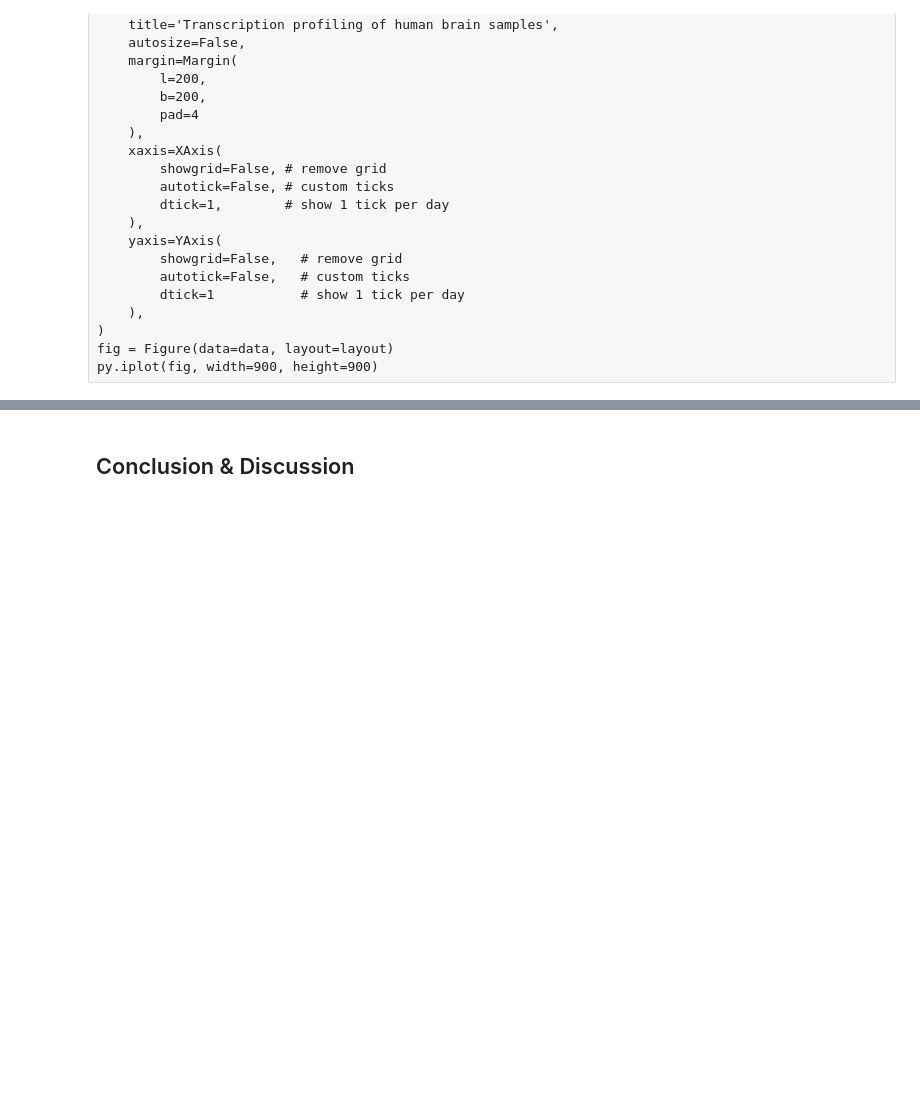
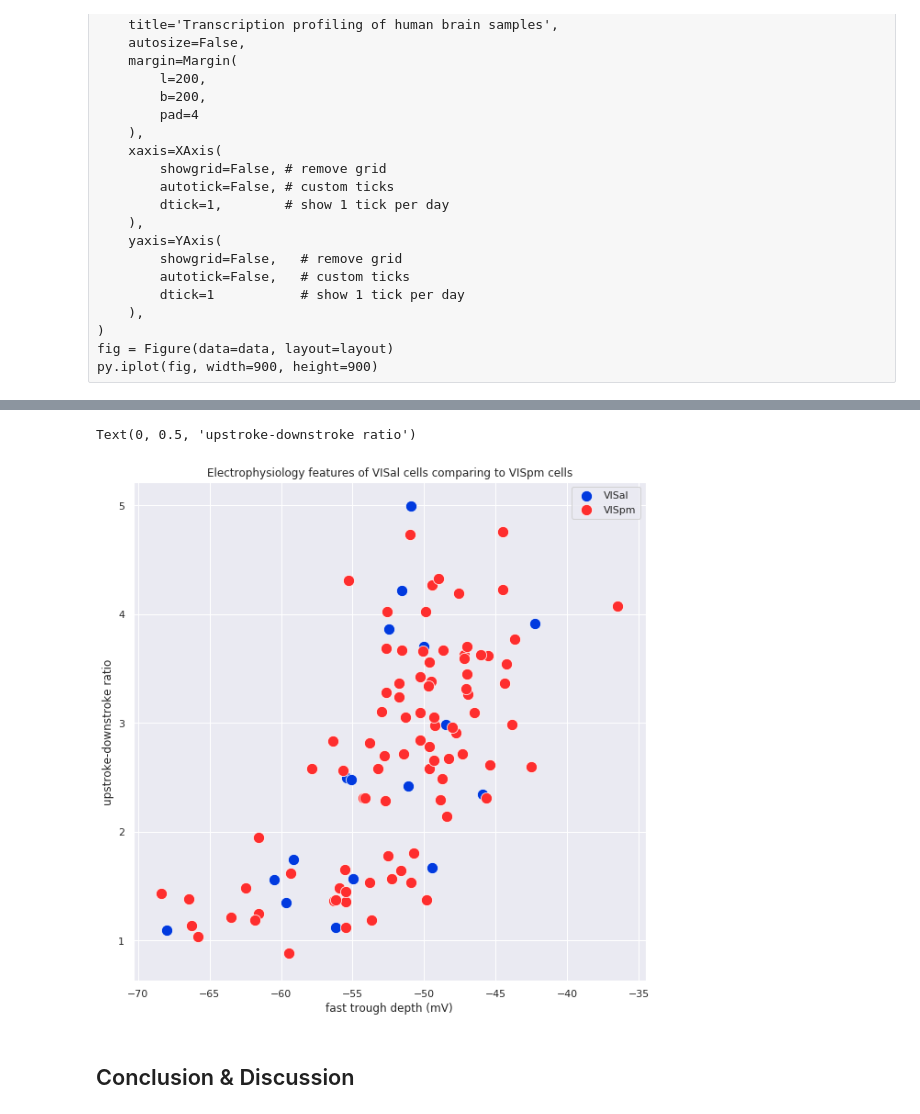
Before and after one commit to tthd0214/CellTypeProject, a Jupyter notebook: CellTypesProject_group8.ipynb, the cells around one changed output, grey strips where cells are left out. Saved outputs shown, nothing was run; the diff lists cells and outputs as text; code cells hidden in the pictures; blank space fills up the shorter version.

```diff
--- a/CellTypesProject_group8.ipynb
+++ b/CellTypesProject_group8.ipynb
@@ -125,6 +140,9 @@ vispm_ephys_vrest['Brain Region'] = vispm_column
 
 vrest = pd.concat([visal_ephys_vrest, vispm_ephys_vrest])
 vrest
+
+al_depth_vs_updownstroke = visal_ephys_data[['fast_trough_v_long_square', 'upstroke_downstroke_ratio_long_square']]
+pm_depth_vs_updownstroke = vispm_ephys_data[['fast_trough_v_long_square', 'upstroke_downstroke_ratio_long_square']]
 # %% [output]
 A value is trying to be set on a copy of a slice from a DataFrame.
 Try using .loc[row_indexer,col_indexer] = value instead
@@ -382,3 +388,30 @@ array(['VISal', 'VISal', 'VISal', 'VISal', 'VISal'], dtype='<U5')
+# %%
+# plotting Scatterplot that compares upstroke downstroke ratio with fast trough depth
+fig, ax = plt.subplots(ncols = 1,figsize=(10,10))
+
+ax3 = sns.scatterplot(x = al_depth_vs_updownstroke['fast_trough_v_long_square'],
+            y = al_depth_vs_updownstroke['upstroke_downstroke_ratio_long_square'],
+                data = al_depth_vs_updownstroke,
+                ax = ax,
+                color='#013ADF',
+                     s = 150)
+
+ax3.set_title('Electrophysiology features of VISal cells comparing to VISpm cells')
+
+
+ax4 = sns.scatterplot(x = pm_depth_vs_updownstroke['fast_trough_v_long_square'],
+            y = pm_depth_vs_updownstroke['upstroke_downstroke_ratio_long_square'],
+                data = pm_depth_vs_updownstroke,
+                ax = ax,
+                color='#FE2E2E',
+                     s = 150)
+
+ax3.legend(labels = ['VISal', 'VISpm'])
+ax3.set_xlabel("fast trough depth (mV)")
+ax3.set_ylabel("upstroke-downstroke ratio")
+# %% [output]
+Text(0, 0.5, 'upstroke-downstroke ratio')
+[figure, added]
 # %% [markdown]
 ## Conclusion & Discussion
 # %% [markdown]
```
Also changed, not shown: parts of 7 cells of this notebook.
